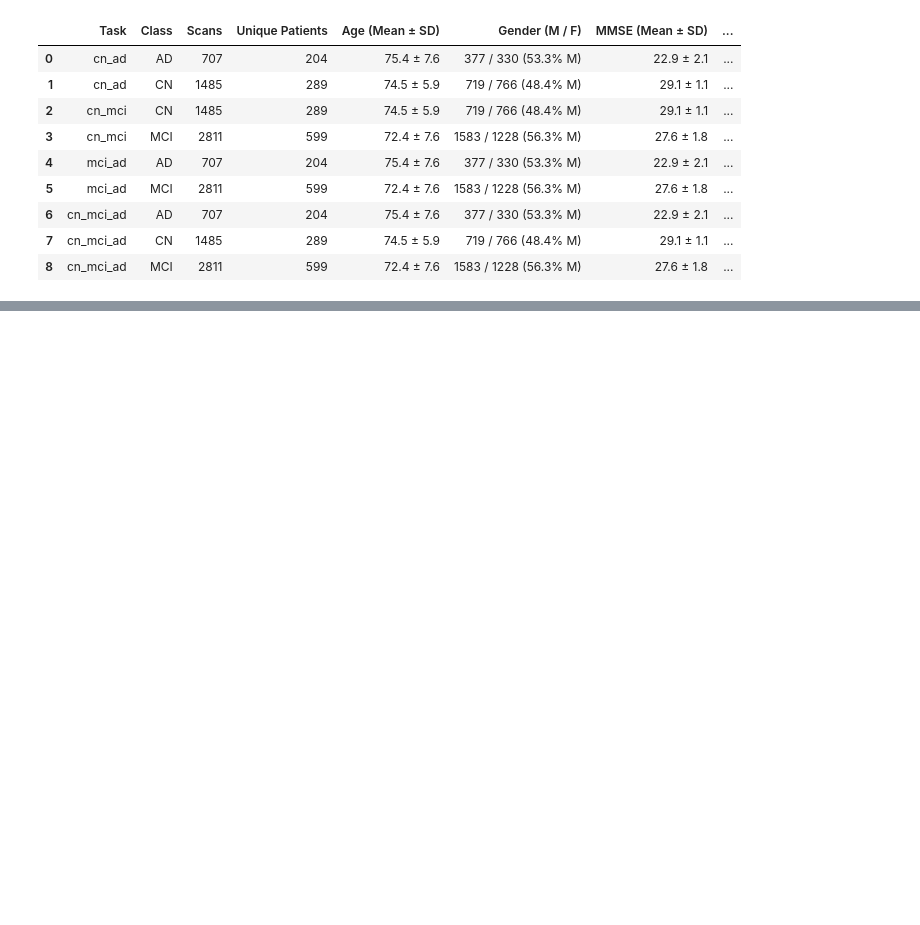
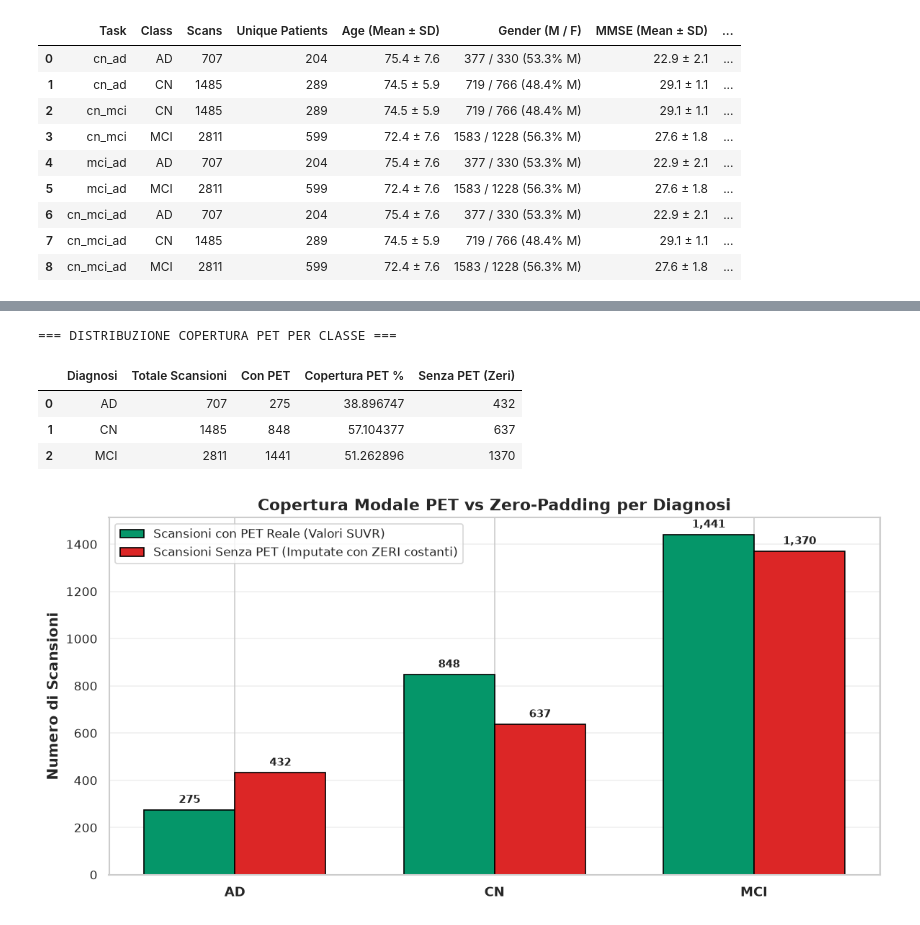
Before and after one commit to Faiail/multimodal-alzheimer-classification, a Jupyter notebook: notebooks/dataset_statistics.ipynb, the cells around one changed output, grey strips where cells are left out. Saved outputs shown, nothing was run; the diff lists cells and outputs as text; code cells hidden in the pictures; blank space fills up the shorter version.

```diff
--- a/notebooks/dataset_statistics.ipynb
+++ b/notebooks/dataset_statistics.ipynb
@@ -495,0 +612,38 @@ display(summary_table)
+# %%
+# 6.3 Analisi della Copertura PET per Classe e Task
+pet_stats = mm_df.groupby('original_class')['has_pet'].agg(['count', 'sum', 'mean']).reset_index()
+pet_stats.columns = ['Diagnosi', 'Totale Scansioni', 'Con PET', 'Copertura PET %']
+pet_stats['Copertura PET %'] = pet_stats['Copertura PET %'] * 100
+pet_stats['Senza PET (Zeri)'] = pet_stats['Totale Scansioni'] - pet_stats['Con PET']
+
+print("=== DISTRIBUZIONE COPERTURA PET PER CLASSE ===")
+display(pet_stats)
+
+# Plot PET Availability
+fig, ax = plt.subplots(figsize=(10, 5))
+x = np.arange(len(pet_stats))
+width = 0.35
+
+ax.bar(x - width/2, pet_stats['Con PET'], width, label='Scansioni con PET Reale (Valori SUVR)', color='#059669', edgecolor='black')
+ax.bar(x + width/2, pet_stats['Senza PET (Zeri)'], width, label='Scansioni Senza PET (Imputate con ZERI costanti)', color='#dc2626', edgecolor='black')
+
+ax.set_title('Copertura Modale PET vs Zero-Padding per Diagnosi', fontsize=13, fontweight='bold')
+ax.set_xticks(x)
+ax.set_xticklabels(pet_stats['Diagnosi'], fontsize=11, fontweight='bold')
+ax.set_ylabel('Numero di Scansioni')
+ax.legend(fontsize=10)
+ax.grid(axis='y', alpha=0.3)
+
+for i in range(len(pet_stats)):
+    ax.text(i - width/2, pet_stats.loc[i, 'Con PET'] + 30, f"{pet_stats.loc[i, 'Con PET']:,}", ha='center', fontsize=9, fontweight='bold')
+    ax.text(i + width/2, pet_stats.loc[i, 'Senza PET (Zeri)'] + 30, f"{pet_stats.loc[i, 'Senza PET (Zeri)']:,}", ha='center', fontsize=9, fontweight='bold')
+
+plt.tight_layout()
+plt.show()
+# %% [output]
+=== DISTRIBUZIONE COPERTURA PET PER CLASSE ===
+|  | Diagnosi | Totale Scansioni | Con PET | Copertura PET % | Senza PET (Zeri) |
+| 0 | AD | 707 | 275 | 38.896747 | 432 |
+| 1 | CN | 1485 | 848 | 57.104377 | 637 |
+| 2 | MCI | 2811 | 1441 | 51.262896 | 1370 |
+[figure, added]
```
Also changed, not shown: parts of 15 cells of this notebook, 4 other files.
